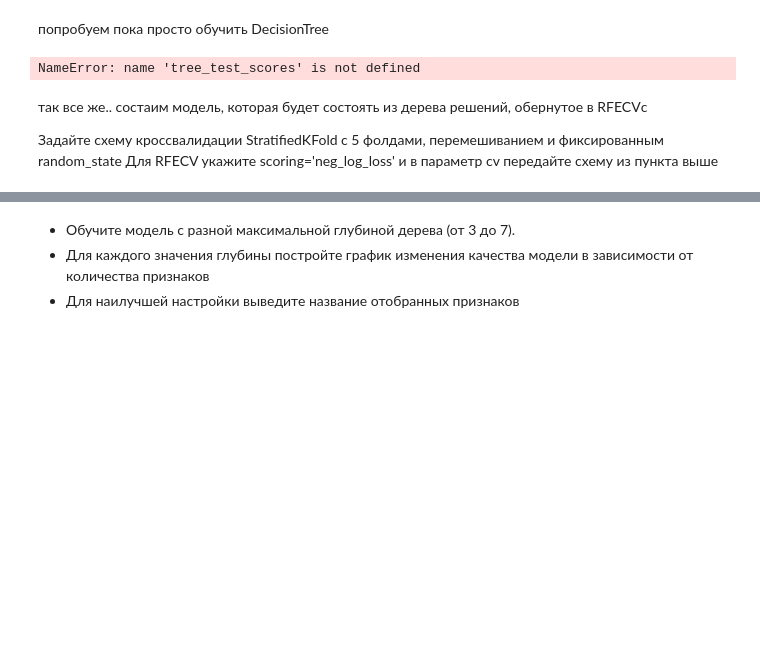
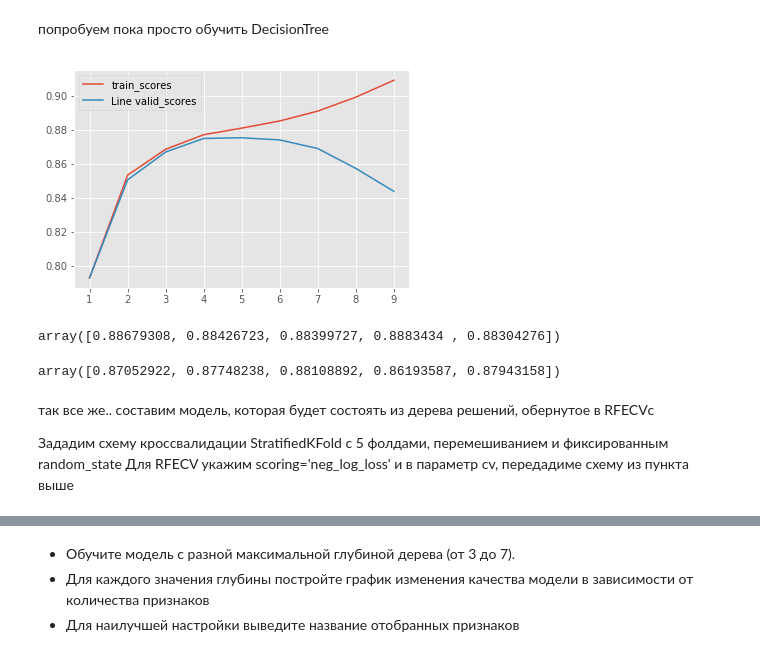
Before and after one commit to alstalm/sfml, a Jupyter notebook: hw-6/optional/unsupervised-skillfactory-hw.ipynb, the cells around one changed output, grey strips where cells are left out. Cells and saved outputs as stored; diff of their text form; code cells hidden in the pictures; blank space fills up the shorter version.

```diff
--- a/hw-6/unsupervised-skillfactory-hw.ipynb
+++ b/hw-6/optional/unsupervised-skillfactory-hw.ipynb
@@ -560,8 +564,8 @@ from sklearn.model_selection import validation_curve
 # %% [markdown]
 попробуем пока просто обучить DecisionTree
 # %%
-X = X_norm_df.iloc[:,:-1]
-y = X_norm_df.iloc[:,-1]
+X = df.iloc[:,:-1]
+y = df.iloc[:,-1]
 # %%
 ##tree = DecisionTreeClassifier(criterion='entropy', max_depth=5, random_state=123)
 ##tree.fit(X1,y1)
@@ -571,25 +575,34 @@ scoring = 'roc_auc'
 
 model = DecisionTreeClassifier()
 
-depths = range(3, 9)
+depths = range(1, 10)
 
 train_scores, valid_scores  = validation_curve(model, X, y, param_name='max_depth', param_range=depths,
                  scoring=scoring, cv=cv, n_jobs=-1)
-# %%
-plt.plot(depths, tree_test_scores.mean(axis=1))
-# %% [output]
-NameError: name 'tree_test_scores' is not defined
+# %%
+train_scores_line, = plt.plot(depths, train_scores.mean(axis=1))
+valid_scores_line, = plt.plot(depths, valid_scores.mean(axis=1))
+
+
+plt.legend([train_scores_line, valid_scores_line], ['train_scores', 'Line valid_scores'])
+plt.show()
+# %% [output]
+[figure, added]
 # %%
 train_scores[5] # вернет значение качества для одного из 5-ти обучающих фолдов при глубине 5
+# %% [output]
+array([0.88679308, 0.88426723, 0.88399727, 0.8883434 , 0.88304276])
 # %%
 valid_scores[5]
+# %% [output]
+array([0.87052922, 0.87748238, 0.88108892, 0.86193587, 0.87943158])
 # %%
 from sklearn.model_selection import RandomizedSearchCV
 # %% [markdown]
-так все же.. состаим модель, которая будет состоять из дерева решений, обернутое в RFECVс
+так все же.. составим модель, которая будет состоять из дерева решений, обернутое в RFECVс
 
-Задайте схему кроссвалидации StratifiedKFold с 5 фолдами, перемешиванием и фиксированным random_state
-Для RFECV укажите scoring='neg_log_loss' и в параметр cv передайте схему из пункта выше
+Зададим схему кроссвалидации StratifiedKFold с 5 фолдами, перемешиванием и фиксированным random_state
+Для RFECV укажим scoring='neg_log_loss' и в параметр cv, передадиме схему из пункта выше
 # %%
 # Разделим датасет на X и y
 X1 = df.iloc[:,:-1]
```
Also changed, not shown: parts of 8 cells of this notebook.
